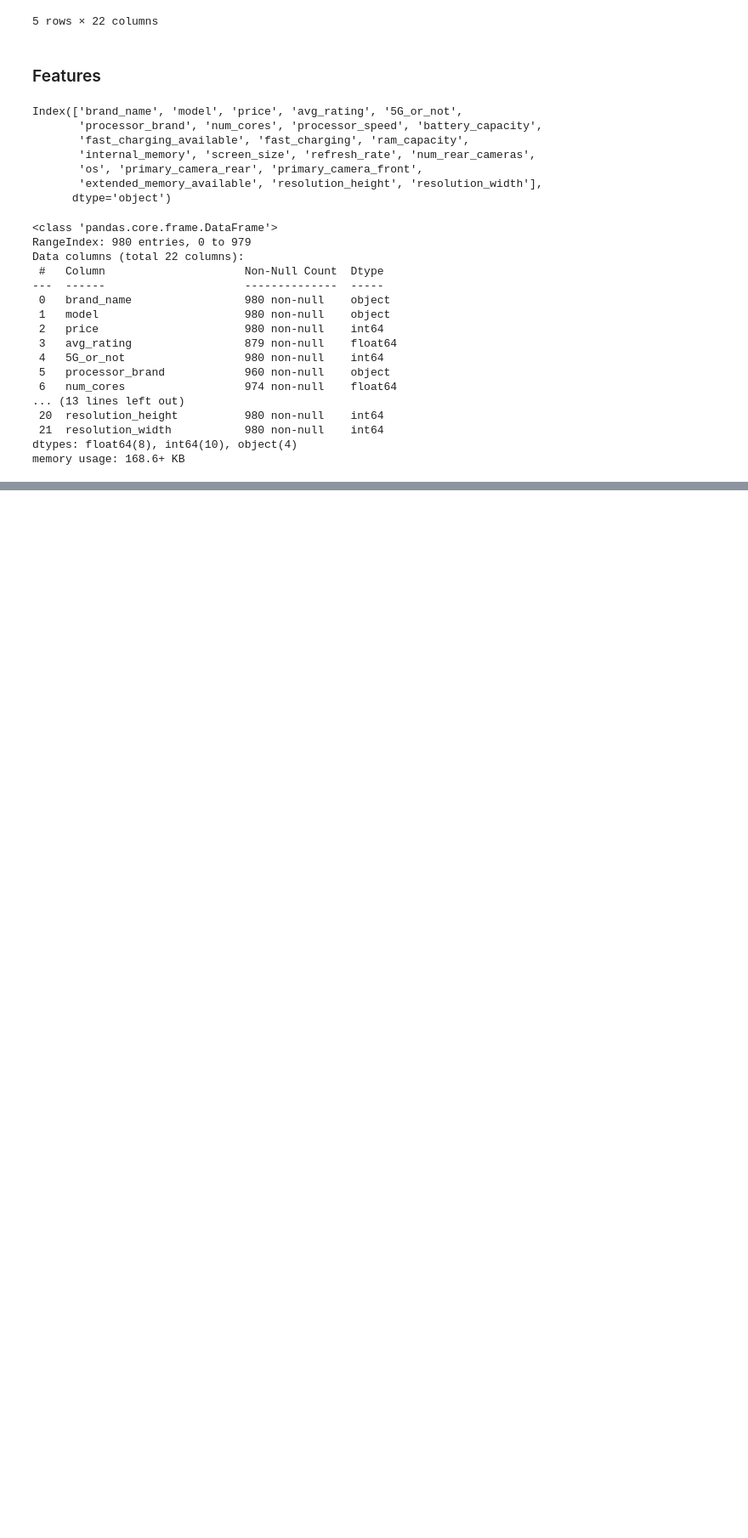
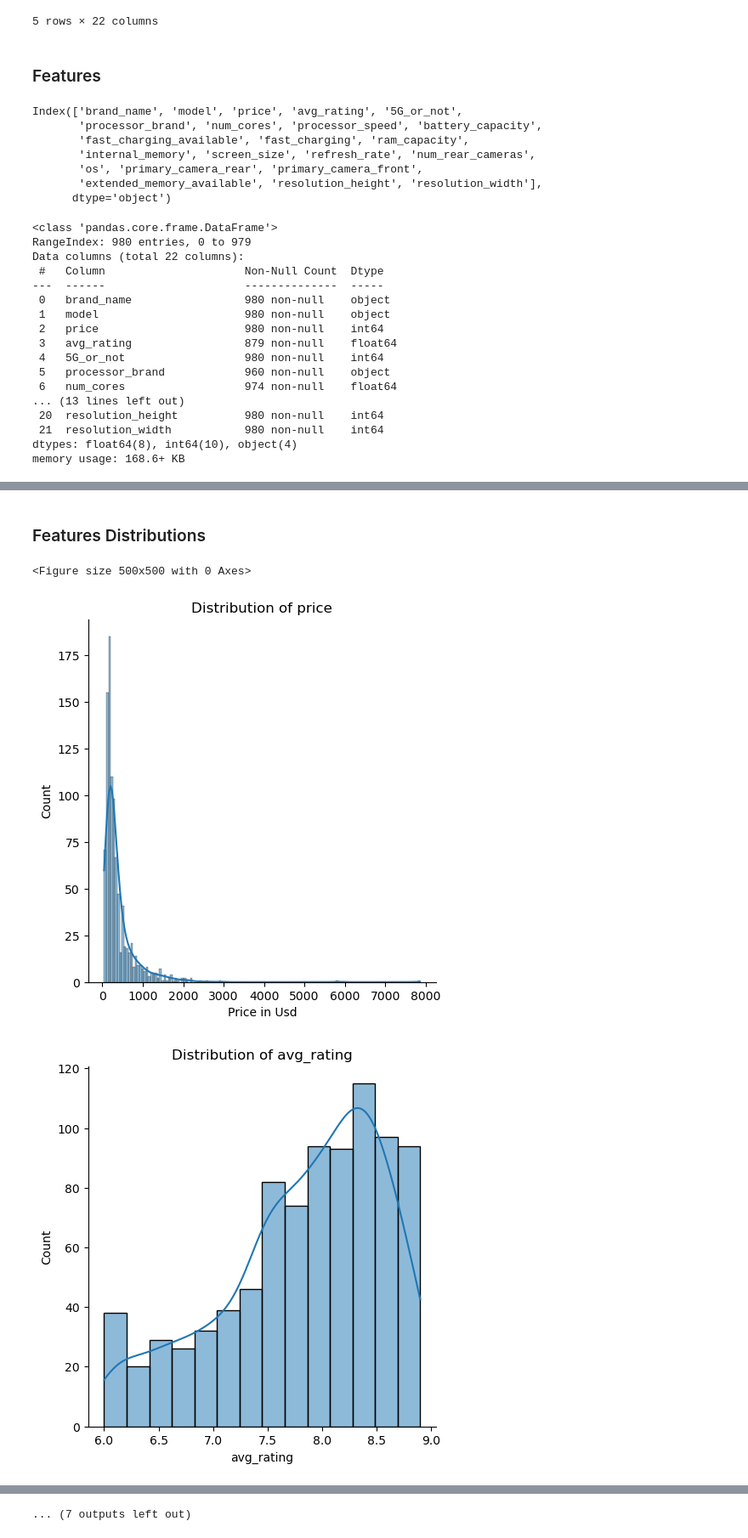
Before and after one commit to nicosurgen/FirstProyect, a Jupyter notebook: Data cleaning.ipynb, the cells around one changed output, grey strips where cells are left out. Shown at 85% size. Cells and saved outputs as stored; diff of their text form; code cells hidden in the pictures; blank space fills up the shorter version.

```diff
--- a/Data cleaning.ipynb
+++ b/Data cleaning.ipynb
@@ -90,0 +95,6 @@ num=["price","avg_rating","5G_or_not","num_cores","processor_speed","battery_cap
+# %%
+# Convert Rupee Price to Dollars
+def convert_rup(data):
+    data = round(data/82.68,2)
+    return data
+smartphones["price"] = smartphones["price"].apply(convert_rup)
@@ -90,0 +145,15 @@ num=["price","avg_rating","5G_or_not","num_cores","processor_speed","battery_cap
+# %% [markdown]
+### Features Distributions
+# %%
+plt.figure(figsize=(5, 5))
+for i in num:
+    sns.displot(data=smartphones, x=i, kde=True)
+    plt.title(f"Distribution of {i}")
+    if i == "price":
+        plt.xlabel("Price in Usd")
+plt.tight_layout()  # Ajustar el diseño para evitar superposiciones
+plt.show()
+# %% [output]
+<Figure size 500x500 with 0 Axes>
+[figure, added]
+[figure, added]
@@ -90,0 +169 @@ num=["price","avg_rating","5G_or_not","num_cores","processor_speed","battery_cap
+... (7 outputs left out)
```
Also changed, not shown: parts of 29 cells of this notebook.
